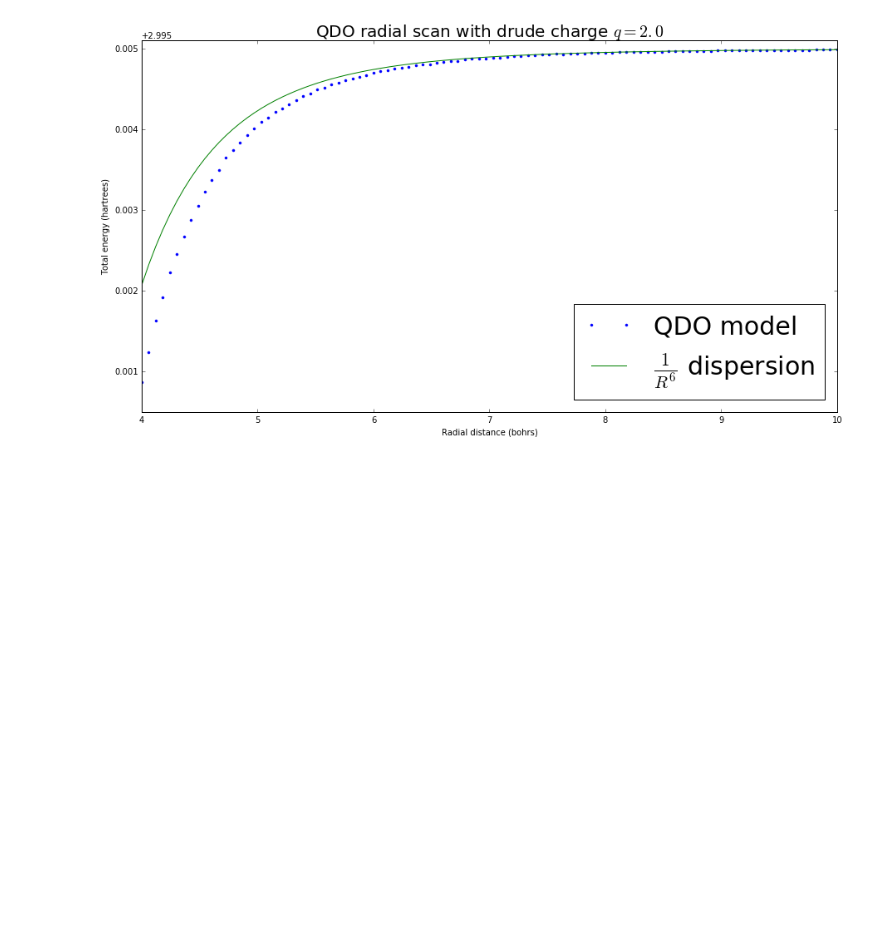
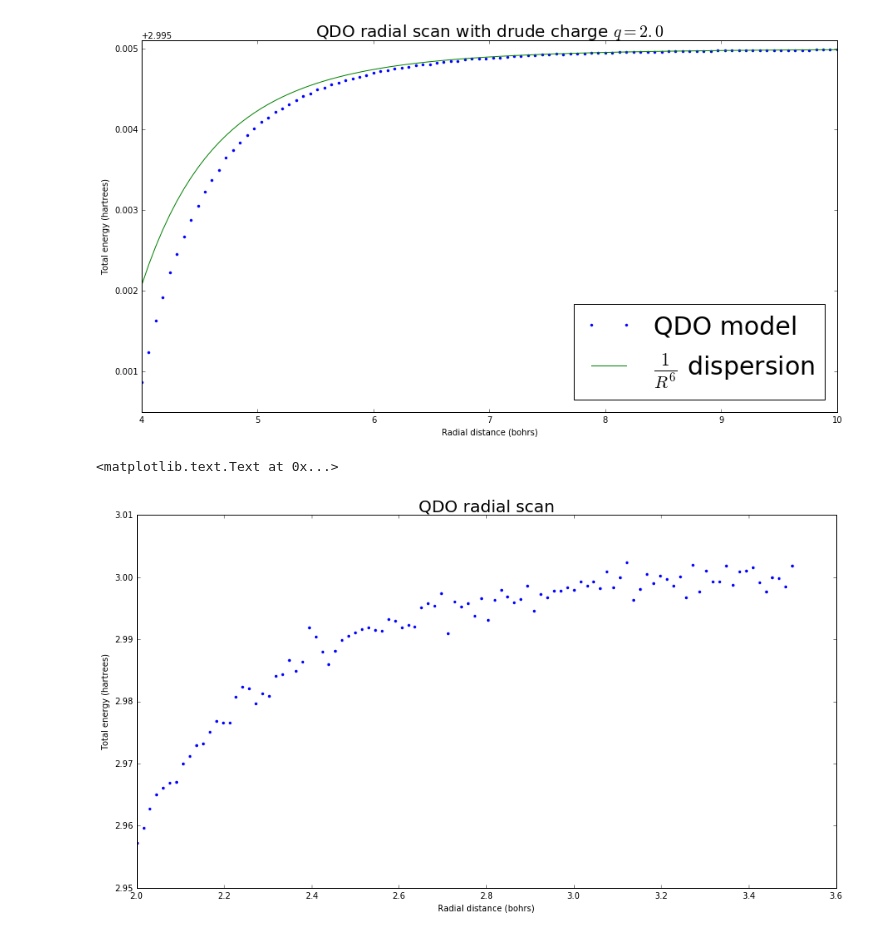
Before and after one commit to cpehle/quantum-drude-oscillators, a Jupyter notebook: plot-results.ipynb, the cells around one changed output. Drawn from its saved outputs; the diff is of its cells as text; code cells hidden in the pictures; blank space fills up the shorter version.

Commit message:
Trimer plots

```diff
--- a/plot-results.ipynb
+++ b/plot-results.ipynb
@@ -201,3 +201,17 @@ plt.legend(loc=4, prop={"size":30})
 # %% [output]
 <matplotlib.legend.Legend at 0x...>
 [figure]
+# %%
+scan = np.loadtxt("./dmc-cuda/xenon-results")
+q = 1.0
+
+xs = scan[:,0]
+plt.plot(xs, scan[:,1], '.')
+#plt.plot(xs, dimer_dispersion(xs, q, 1.0, 1.0, terms=1), label="$\\frac{1}{R^6}$ dispersion")
+
+plt.title("QDO radial scan".format(q), fontdict={"fontsize": 20})
+plt.xlabel("Radial distance (bohrs)")
+plt.ylabel("Total energy (hartrees)")
+# %% [output]
+<matplotlib.text.Text at 0x...>
+[figure, added]
```
Also changed, not shown: parts of 5 cells of this notebook.
